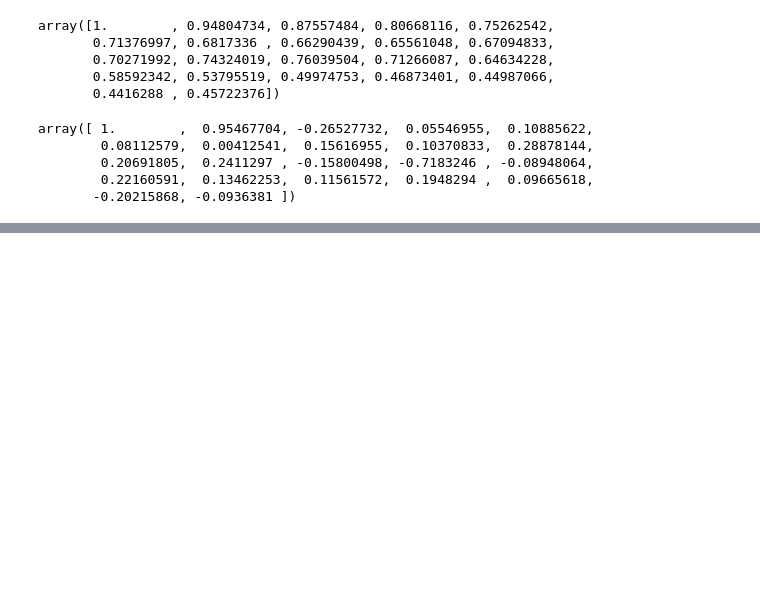
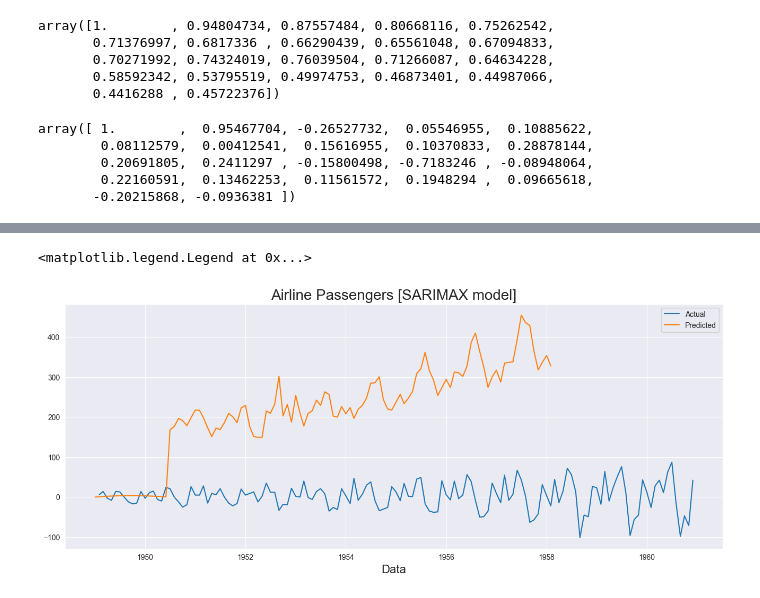
Before and after one commit to OleksiiHayvoronskyi/lesson_47, a Jupyter notebook: Lesson_47_Autoregression_Analysis...ipynb, the cells around one changed output, grey strips where cells are left out. Drawn from its saved outputs; the diff is of its cells as text; code cells hidden in the pictures; blank space fills up the shorter version.

```diff
--- a/Lesson_47_Autoregression_Analysis...ipynb
+++ b/Lesson_47_Autoregression_Analysis...ipynb
@@ -102,0 +214,7 @@ sns.heatmap(df_airpass)
+# %%
+# Making SARIMAX model with the train data.
+sarimax_model = SARIMAX(df_airpass.Passengers[:110], seasonal_order=(2, 2, 2, 18))
+sarimax_info = sarimax_model.fit()
+
+# Output a table with results.
+sarimax_info.summary()
@@ -102,0 +243,4 @@ sns.heatmap(df_airpass)
+# %%
+# Making prediction.
+sarimax_predict = sarimax_info.predict()
+sarimax_predict
@@ -102,0 +260,11 @@ sns.heatmap(df_airpass)
+# %%
+# SARIMAX Prediction Visualisation.
+plt.figure(figsize=(16,6))
+plt.plot(df_airpass.diff(), label='Actual')
+plt.plot(sarimax_predict, label='Predicted')
+plt.title('Airline Passengers [SARIMAX model]', fontsize=20)
+plt.xlabel('Data', fontsize=16)
+plt.legend()
+# %% [output]
+<matplotlib.legend.Legend at 0x...>
+[figure, added]
```
Also changed, not shown: parts of 18 cells of this notebook.
